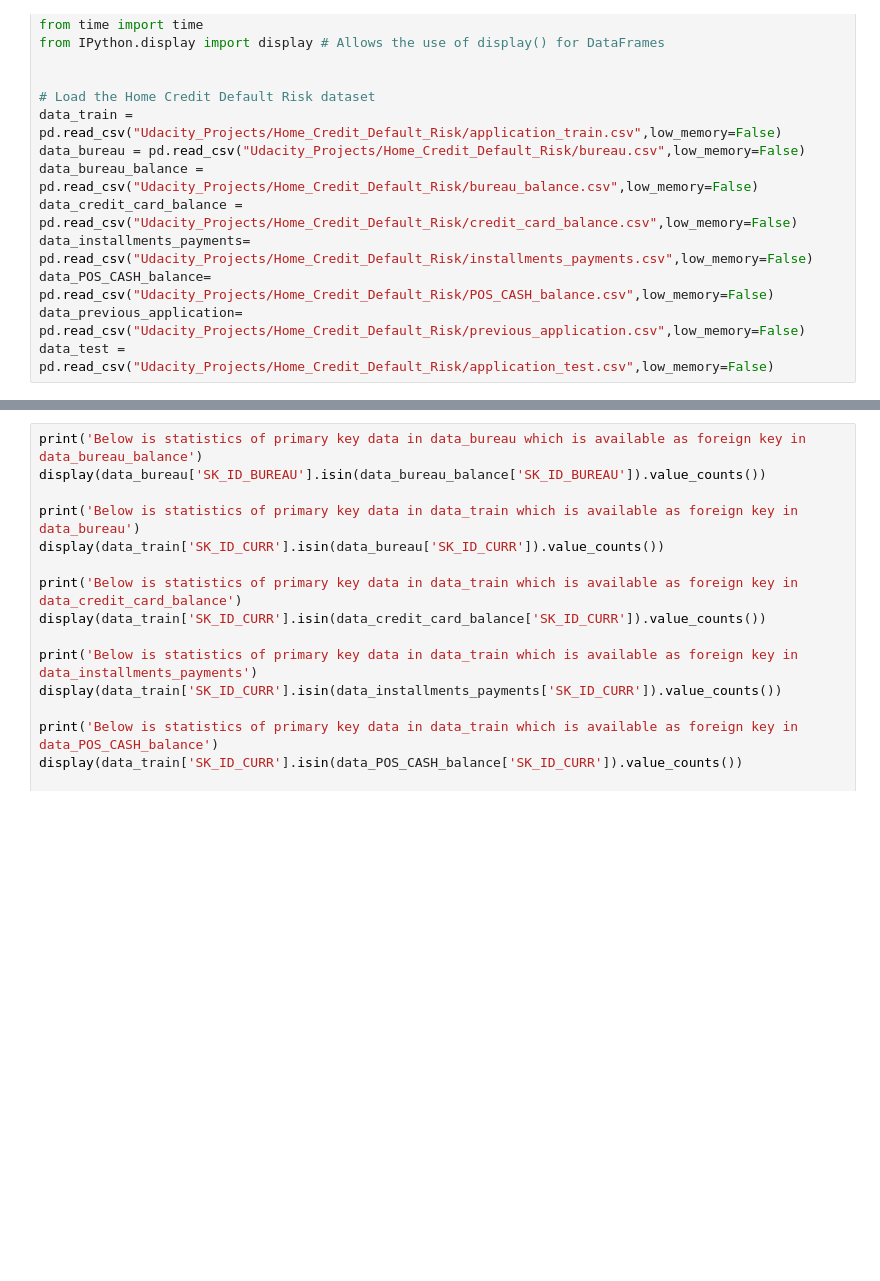
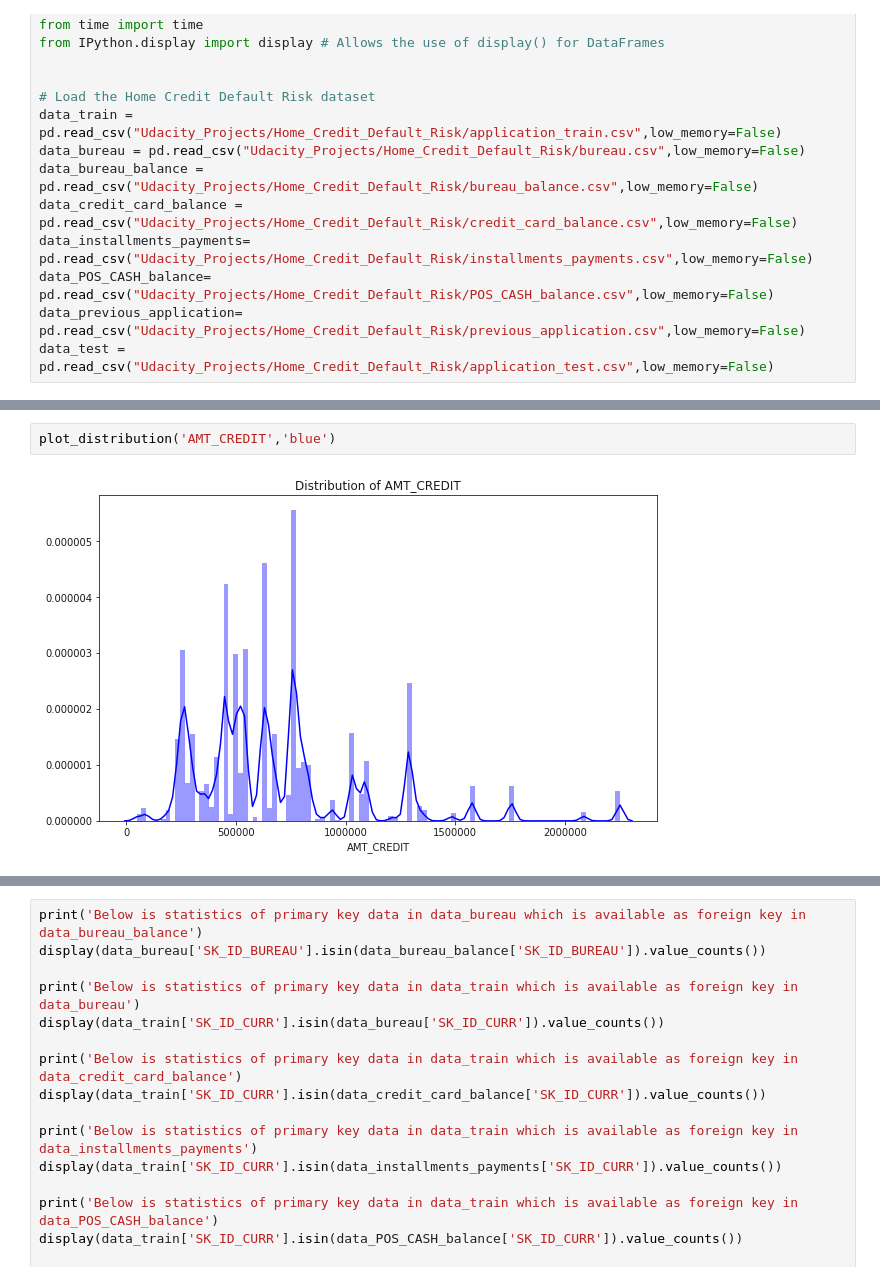
Before and after one commit to ravivibhor/Ravivibhor_Repo, a Jupyter notebook: Home_Credit_Default_Risk.ipynb, the cells around one changed output, grey strips where cells are left out. Saved outputs shown, nothing was run; the diff lists cells and outputs as text; blank space fills up the shorter version.

```diff
--- a/Home_Credit_Default_Risk.ipynb
+++ b/Home_Credit_Default_Risk.ipynb
@@ -17,0 +46,4 @@ data_test = pd.read_csv("Udacity_Projects/Home_Credit_Default_Risk/application_t
+# %%
+plot_distribution('AMT_CREDIT','blue')
+# %% [output]
+[figure, added]
```
Also changed, not shown: parts of 32 cells of this notebook.
